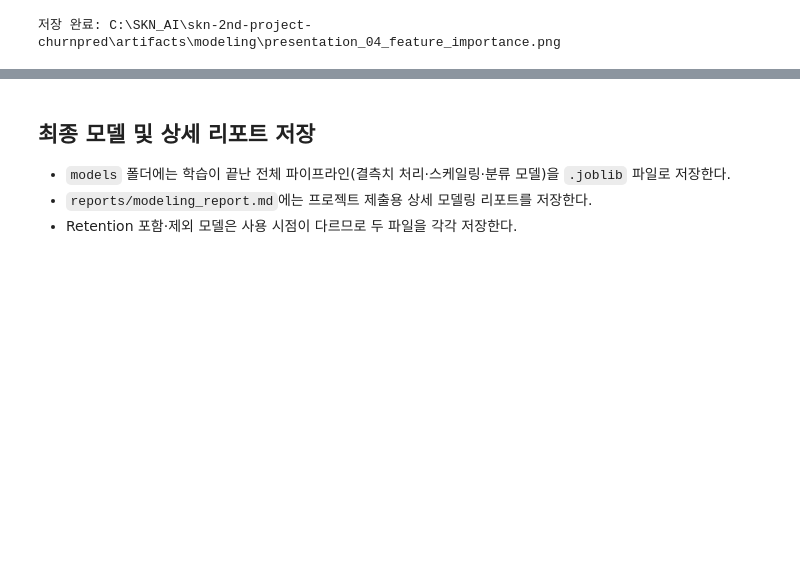
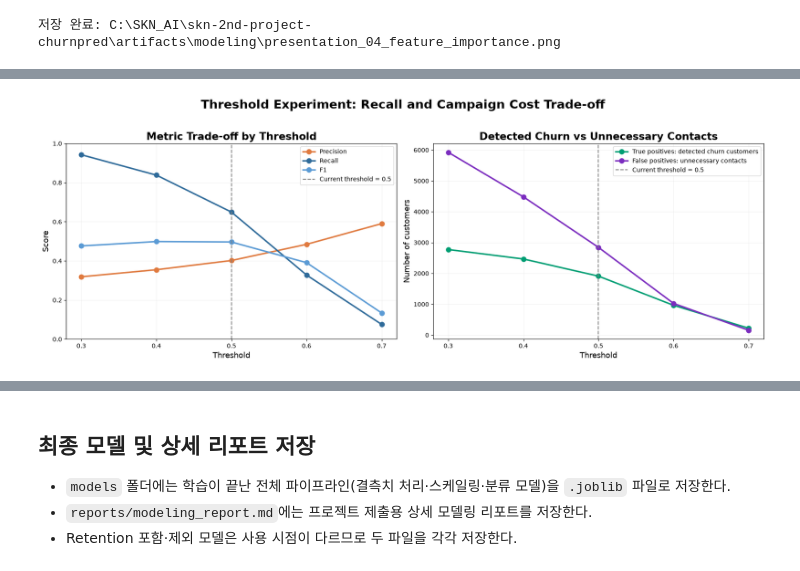
Before and after one commit to skn-2nd-churn-pred/skn-2nd-project-churnpred, a Jupyter notebook: notebooks/02_model.ipynb, the cells around one changed output, grey strips where cells are left out. Drawn from its saved outputs; the diff is of its cells as text; code cells hidden in the pictures; blank space fills up the shorter version.

```diff
--- a/notebooks/02_model.ipynb
+++ b/notebooks/02_model.ipynb
@@ -589,0 +597,80 @@ print("저장 완료:", path_importance)
+# %%
+# 16. ⑤ 기준선(Threshold)별 이탈 탐지·오탐의 균형 비교
+# 전체 ROC-AUC가 가장 높은 Retention 포함 최종 모델을 기준으로 실험한다.
+thresholds = [0.3, 0.4, 0.5, 0.6, 0.7]
+threshold_rows = []
+
+for threshold in thresholds:
+    threshold_prediction = (probability_with >= threshold).astype(int)
+    tn, fp, fn, tp = confusion_matrix(y_val_with, threshold_prediction, labels=[0, 1]).ravel()
+    threshold_rows.append({
+        "threshold": threshold,
+        "accuracy": accuracy_score(y_val_with, threshold_prediction),
+        "precision": precision_score(y_val_with, threshold_prediction, zero_division=0),
+        "recall": recall_score(y_val_with, threshold_prediction, zero_division=0),
+        "f1": f1_score(y_val_with, threshold_prediction, zero_division=0),
+        "predicted_churn_customers": int(threshold_prediction.sum()),
+        "true_positive": int(tp),
+        "false_positive": int(fp),
+        "false_negative": int(fn),
+    })
+
+threshold_results = pd.DataFrame(threshold_rows)
+display(threshold_results.round(4))
+
+fig, axes = plt.subplots(1, 2, figsize=(17, 6))
+
+# 왼쪽: 평가 지표의 변화
+for metric, color in [("precision", "#E07A3F"), ("recall", "#2F6B9A"), ("f1", "#5B9BD5")]:
+    axes[0].plot(
+        threshold_results["threshold"],
+        threshold_results[metric],
+        marker="o",
+        linewidth=2.5,
+        markersize=8,
+        label=metric.capitalize(),
+        color=color,
+    )
+axes[0].axvline(0.5, linestyle="--", color="gray", label="Current threshold = 0.5")
+axes[0].set_title("Metric Trade-off by Threshold", fontsize=17, weight="bold")
+axes[0].set_xlabel("Threshold", fontsize=13)
+axes[0].set_ylabel("Score", fontsize=13)
+axes[0].set_xticks(thresholds)
+axes[0].set_ylim(0, 1)
+axes[0].grid(alpha=0.25)
+axes[0].legend()
+
+# 오른쪽: 실제 이탈 탐지 수와 오탐 수의 변화
+axes[1].plot(
+    threshold_results["threshold"],
+    threshold_results["true_positive"],
+    marker="o",
+    linewidth=2.5,
+    markersize=8,
+    label="True positives: detected churn customers",
+    color="#009E73",
+)
+axes[1].plot(
+    threshold_results["threshold"],
+    threshold_results["false_positive"],
+    marker="o",
+    linewidth=2.5,
+    markersize=8,
+    label="False positives: unnecessary contacts",
+    color="#7B2CBF",
+)
+axes[1].axvline(0.5, linestyle="--", color="gray", label="Current threshold = 0.5")
+axes[1].set_title("Detected Churn vs Unnecessary Contacts", fontsize=17, weight="bold")
+axes[1].set_xlabel("Threshold", fontsize=13)
+axes[1].set_ylabel("Number of customers", fontsize=13)
+axes[1].set_xticks(thresholds)
+axes[1].grid(alpha=0.25)
+axes[1].legend(fontsize=10)
+
+fig.suptitle("Threshold Experiment: Recall and Campaign Cost Trade-off", fontsize=20, weight="bold", y=1.03)
+plt.tight_layout()
+threshold_figure_path = OUTPUT_DIR / "presentation_05_threshold_tradeoff.png"
+plt.savefig(threshold_figure_path, dpi=220, bbox_inches="tight")
+plt.show()
+print("저장 완료:", threshold_figure_path)
+# %% [output]
@@ -589,0 +683 @@ print("저장 완료:", path_importance)
+[figure, added]
```
Also changed, not shown: parts of 8 cells of this notebook, 3 other files.
